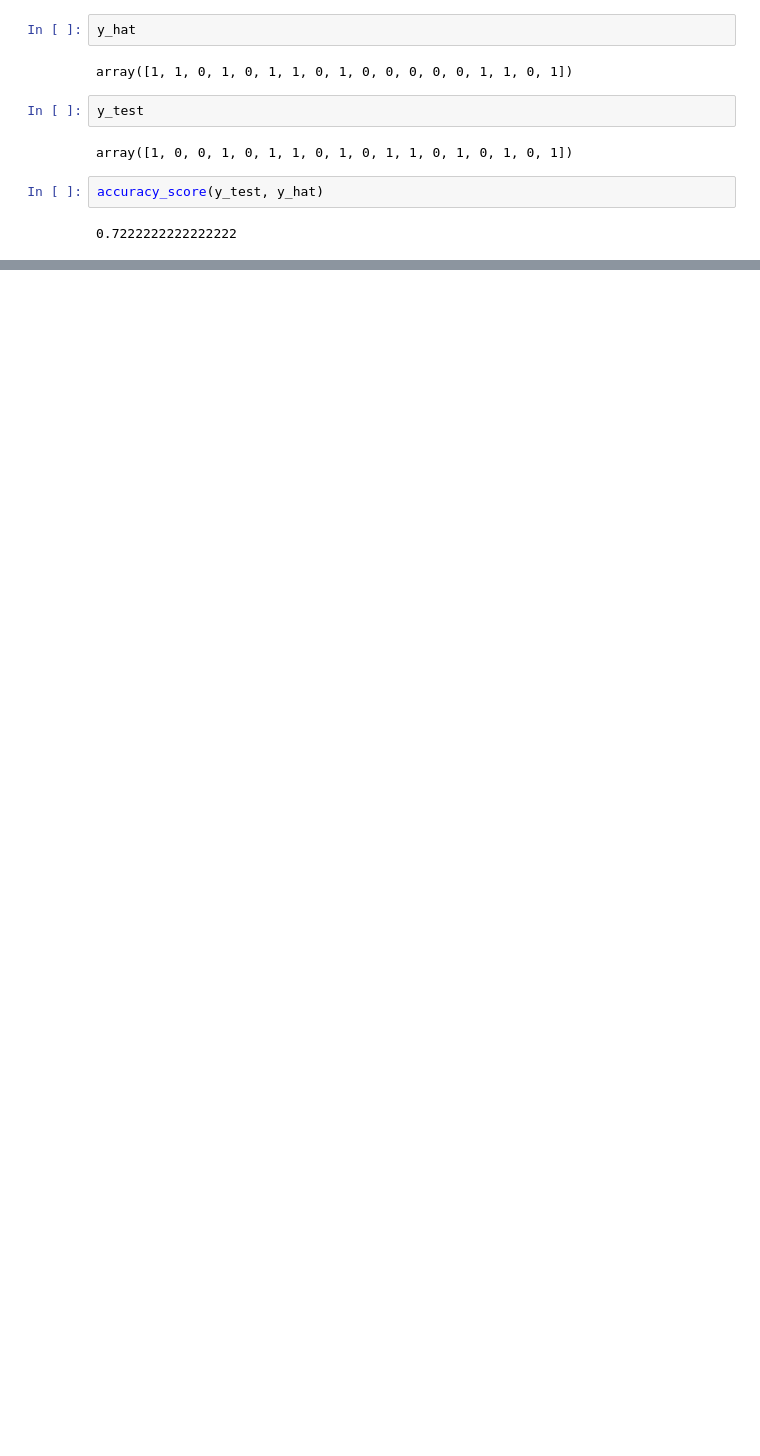
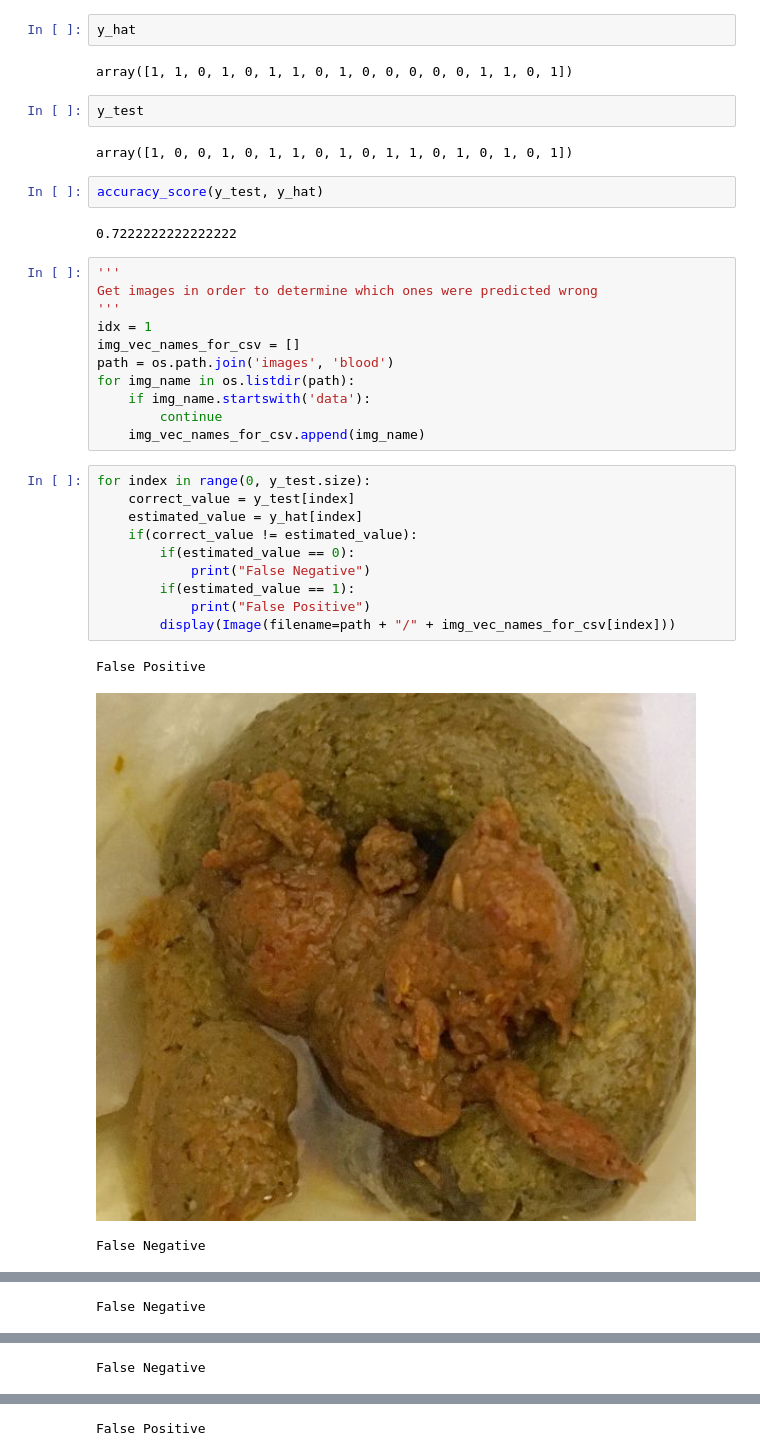
Before and after one commit to nicolasdecapite1/stool-image-color-analysis, a Jupyter notebook: blood_detection_for_only_red_values.ipynb, the cells around one changed output, grey strips where cells are left out. Saved outputs shown, nothing was run; the diff lists cells and outputs as text; blank space fills up the shorter version.

Commit message:
false positive and false negative displayed in blood_detection_for_only_red_values

```diff
--- a/blood_detection_for_only_red_values.ipynb
+++ b/blood_detection_for_only_red_values.ipynb
@@ -69,3 +73,28 @@ array([1, 0, 0, 1, 0, 1, 1, 0, 1, 0, 1, 1, 0, 1, 0, 1, 0, 1])
 accuracy_score(y_test, y_hat)
 # %% [output]
 0.7222222222222222
+# %%
+'''
+Get images in order to determine which ones were predicted wrong
+'''
+idx = 1
+img_vec_names_for_csv = []
+path = os.path.join('images', 'blood')
+for img_name in os.listdir(path):
+    if img_name.startswith('data'):
+        continue
+    img_vec_names_for_csv.append(img_name)
+# %%
+for index in range(0, y_test.size):
+    correct_value = y_test[index]
+    estimated_value = y_hat[index]
+    if(correct_value != estimated_value):
+        if(estimated_value == 0):
+            print("False Negative")
+        if(estimated_value == 1):
+            print("False Positive")
+        display(Image(filename=path + "/" + img_vec_names_for_csv[index]))
+# %% [output]
+False Positive
+[figure, added]
+False Negative
@@ -71,0 +102 @@ accuracy_score(y_test, y_hat)
+False Negative
@@ -71,0 +104 @@ accuracy_score(y_test, y_hat)
+False Negative
@@ -71,0 +106 @@ accuracy_score(y_test, y_hat)
+False Positive
```
Also changed, not shown: parts of 3 cells of this notebook, 2 other files.
